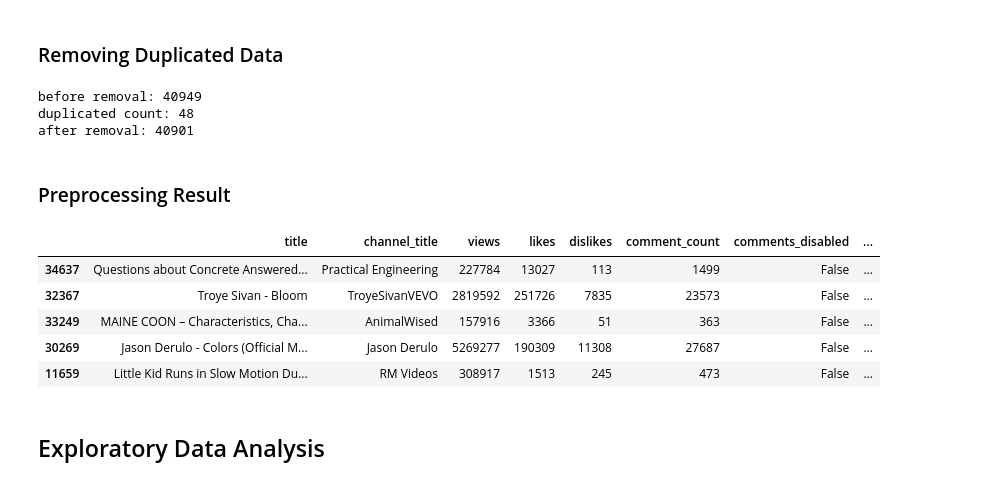
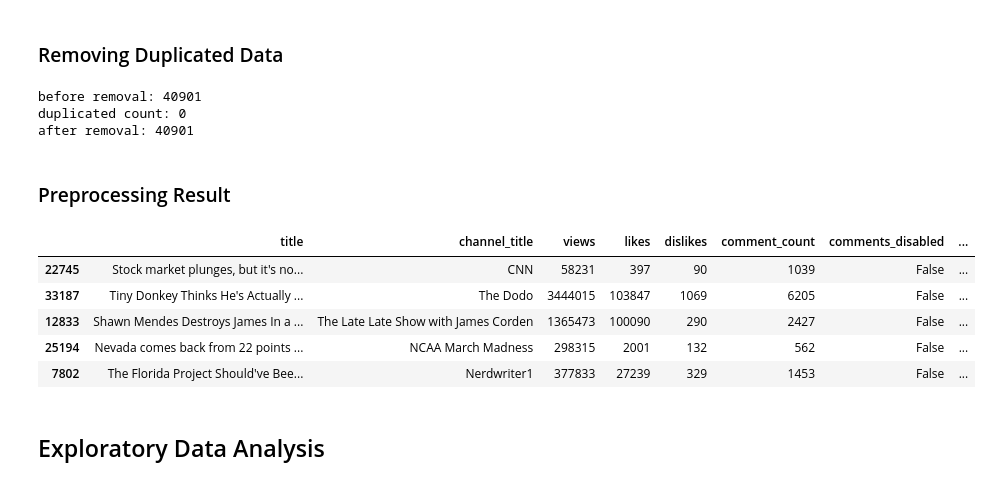
Before and after one commit to dendihandian/data-portfolio, a Jupyter notebook: youtube-views/youtube-views.ipynb, the cells around one changed output. Saved outputs shown, nothing was run; the diff lists cells and outputs as text; code cells hidden in the pictures.

```diff
--- a/youtube-views/youtube-views.ipynb
+++ b/youtube-views/youtube-views.ipynb
@@ -68,7 +70,7 @@ cdf.category_id = cdf.category_id.astype('int64')
 # %% [markdown]
 #### Merging Data
 # %%
-df = vdf.merge(cdf, on='category_id')
-df.drop(['category_id'], axis=1, inplace=True)
+dataset = vdf.merge(cdf, on='category_id')
+dataset.drop(['category_id'], axis=1, inplace=True)
 # %% [markdown]
 ### Variables and Functions
@@ -121,7 +149,7 @@ memory usage: 4.5+ MB
 # %% [markdown]
 ### Removing Unnecessary Features
 # %%
-df.drop(['video_id', 'thumbnail_link', 'description', 'trending_date', 'publish_time', 'tags'], axis=1, inplace=True)
+dataset.drop(['video_id', 'thumbnail_link', 'description', 'trending_date', 'publish_time', 'tags'], axis=1, inplace=True)
 
 # TODO: make use publish_time and trending_date for time series analysis later
 # %% [markdown]
@@ -134,20 +162,20 @@ df.drop_duplicates(inplace=True)
 
 print("after removal:", df.shape[0])
 # %% [output]
-before removal: 40949
-duplicated count: 48
+before removal: 40901
+duplicated count: 0
 after removal: 40901
 # %% [markdown]
 ### Preprocessing Result
 # %%
-df.sample(5, random_state=1)
+dataset.sample(5, random_state=1)
 # %% [output]
 |  | title | channel_title | views | likes | dislikes | comment_count | comments_disabled | ... |
-| 34637 | Questions about Concrete Answered... | Practical Engineering | 227784 | 13027 | 113 | 1499 | False | ... |
-| 32367 | Troye Sivan - Bloom | TroyeSivanVEVO | 2819592 | 251726 | 7835 | 23573 | False | ... |
-| 33249 | MAINE COON – Characteristics, Cha... | AnimalWised | 157916 | 3366 | 51 | 363 | False | ... |
-| 30269 | Jason Derulo - Colors (Official M... | Jason Derulo | 5269277 | 190309 | 11308 | 27687 | False | ... |
-| 11659 | Little Kid Runs in Slow Motion Du... | RM Videos | 308917 | 1513 | 245 | 473 | False | ... |
+| 22745 | Stock market plunges, but it's no... | CNN | 58231 | 397 | 90 | 1039 | False | ... |
+| 33187 | Tiny Donkey Thinks He's Actually ... | The Dodo | 3444015 | 103847 | 1069 | 6205 | False | ... |
+| 12833 | Shawn Mendes Destroys James In a ... | The Late Late Show with James Corden | 1365473 | 100090 | 290 | 2427 | False | ... |
+| 25194 | Nevada comes back from 22 points ... | NCAA March Madness | 298315 | 2001 | 132 | 562 | False | ... |
+| 7802 | The Florida Project Should've Bee... | Nerdwriter1 | 377833 | 27239 | 329 | 1453 | False | ... |
 # %% [markdown]
 ## Exploratory Data Analysis
 # %% [markdown]
```
Also changed, not shown: parts of 36 cells of this notebook, 1 other file.
